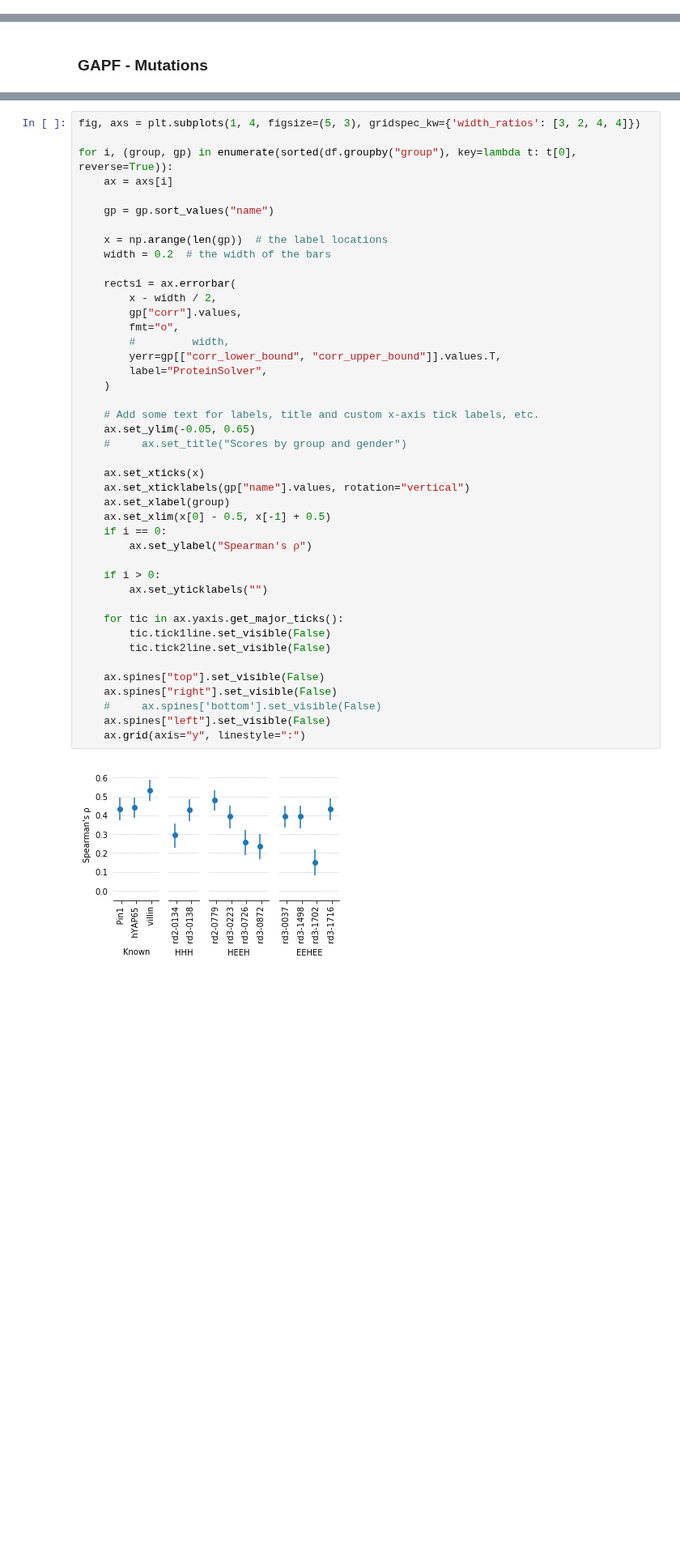
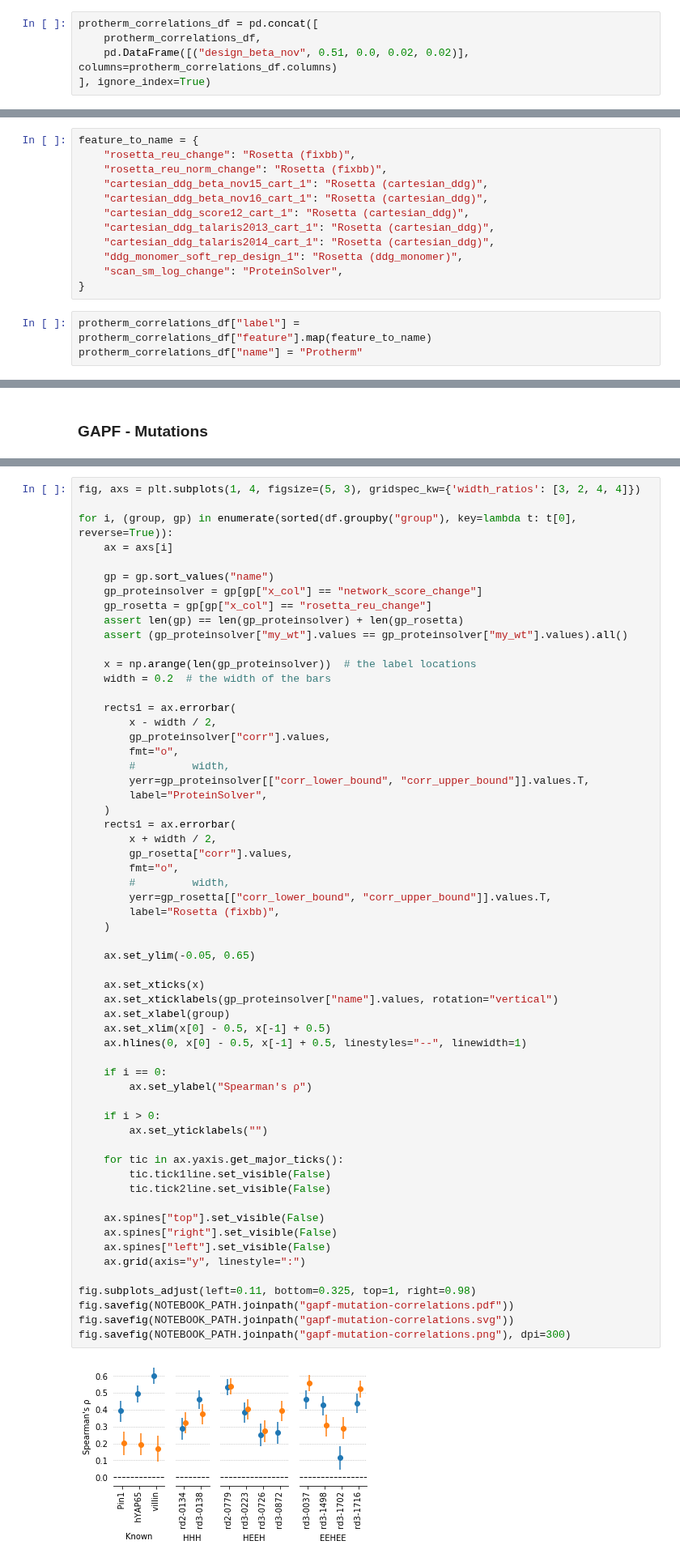
Before and after one commit to ostrokach/proteinsolver, a Jupyter notebook: notebooks/07_protein_analysis_figures.ipynb, the cells around one changed output, grey strips where cells are left out. Shown at 81% size. Saved outputs shown, nothing was run; the diff lists cells and outputs as text; blank space fills up the shorter version.

Commit message:
Update protein analysis figures

```diff
--- a/notebooks/07_protein_analysis_figures.ipynb
+++ b/notebooks/07_protein_analysis_figures.ipynb
@@ -136,0 +297,5 @@ stability_scores_for_designs = torch.load(
+# %%
+protherm_correlations_df = pd.concat([
+    protherm_correlations_df,
+    pd.DataFrame([("design_beta_nov", 0.51, 0.0, 0.02, 0.02)], columns=protherm_correlations_df.columns)
+], ignore_index=True)
@@ -136,0 +316,15 @@ stability_scores_for_designs = torch.load(
+# %%
+feature_to_name = {
+    "rosetta_reu_change": "Rosetta (fixbb)",
+    "rosetta_reu_norm_change": "Rosetta (fixbb)",
+    "cartesian_ddg_beta_nov15_cart_1": "Rosetta (cartesian_ddg)",
+    "cartesian_ddg_beta_nov16_cart_1": "Rosetta (cartesian_ddg)",
+    "cartesian_ddg_score12_cart_1": "Rosetta (cartesian_ddg)",
+    "cartesian_ddg_talaris2013_cart_1": "Rosetta (cartesian_ddg)",
+    "cartesian_ddg_talaris2014_cart_1": "Rosetta (cartesian_ddg)",
+    "ddg_monomer_soft_rep_design_1": "Rosetta (ddg_monomer)",
+    "scan_sm_log_change": "ProteinSolver",
+}
+# %%
+protherm_correlations_df["label"] = protherm_correlations_df["feature"].map(feature_to_name)
+protherm_correlations_df["name"] = "Protherm"
@@ -220,44 +546,60 @@ for i, (group, gp) in enumerate(sorted(df.groupby("group"), key=lambda t: t[0],
     ax = axs[i]
 
     gp = gp.sort_values("name")
+    gp_proteinsolver = gp[gp["x_col"] == "network_score_change"]
+    gp_rosetta = gp[gp["x_col"] == "rosetta_reu_change"]
+    assert len(gp) == len(gp_proteinsolver) + len(gp_rosetta)
+    assert (gp_proteinsolver["my_wt"].values == gp_proteinsolver["my_wt"].values).all()
 
-    x = np.arange(len(gp))  # the label locations
+    x = np.arange(len(gp_proteinsolver))  # the label locations
     width = 0.2  # the width of the bars
 
     rects1 = ax.errorbar(
         x - width / 2,
-        gp["corr"].values,
+        gp_proteinsolver["corr"].values,
         fmt="o",
         #         width,
-        yerr=gp[["corr_lower_bound", "corr_upper_bound"]].values.T,
+        yerr=gp_proteinsolver[["corr_lower_bound", "corr_upper_bound"]].values.T,
         label="ProteinSolver",
     )
+    rects1 = ax.errorbar(
+        x + width / 2,
+        gp_rosetta["corr"].values,
+        fmt="o",
+        #         width,
+        yerr=gp_rosetta[["corr_lower_bound", "corr_upper_bound"]].values.T,
+        label="Rosetta (fixbb)",
+    )
 
-    # Add some text for labels, title and custom x-axis tick labels, etc.
     ax.set_ylim(-0.05, 0.65)
-    #     ax.set_title("Scores by group and gender")
 
     ax.set_xticks(x)
-    ax.set_xticklabels(gp["name"].values, rotation="vertical")
+    ax.set_xticklabels(gp_proteinsolver["name"].values, rotation="vertical")
     ax.set_xlabel(group)
     ax.set_xlim(x[0] - 0.5, x[-1] + 0.5)
+    ax.hlines(0, x[0] - 0.5, x[-1] + 0.5, linestyles="--", linewidth=1)
+
     if i == 0:
         ax.set_ylabel("Spearman's ρ")
 
     if i > 0:
         ax.set_yticklabels("")
 
     for tic in ax.yaxis.get_major_ticks():
         tic.tick1line.set_visible(False)
         tic.tick2line.set_visible(False)
 
     ax.spines["top"].set_visible(False)
     ax.spines["right"].set_visible(False)
-    #     ax.spines['bottom'].set_visible(False)
     ax.spines["left"].set_visible(False)
     ax.grid(axis="y", linestyle=":")
+
+fig.subplots_adjust(left=0.11, bottom=0.325, top=1, right=0.98)
+fig.savefig(NOTEBOOK_PATH.joinpath("gapf-mutation-correlations.pdf"))
+fig.savefig(NOTEBOOK_PATH.joinpath("gapf-mutation-correlations.svg"))
+fig.savefig(NOTEBOOK_PATH.joinpath("gapf-mutation-correlations.png"), dpi=300)
 # %% [output]
-[figure, old version]
+[figure, new version]
 # %% [markdown]
 ### GAPF - Stability
 # %%
```
Also changed, not shown: parts of 44 cells of this notebook.
